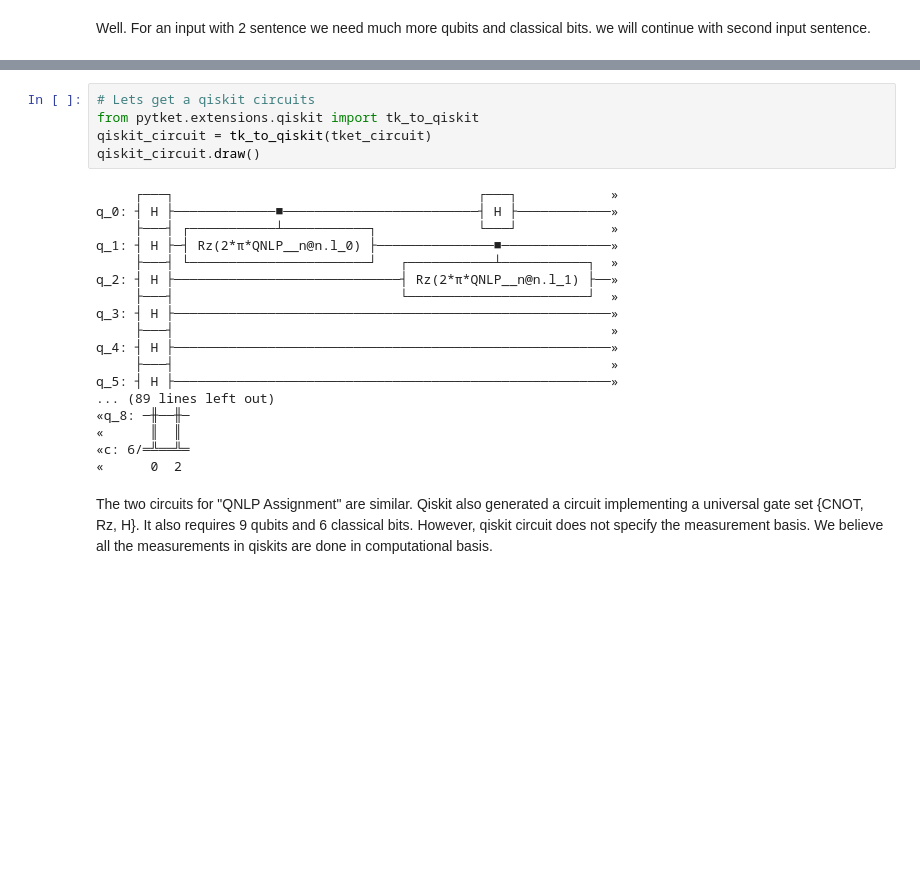
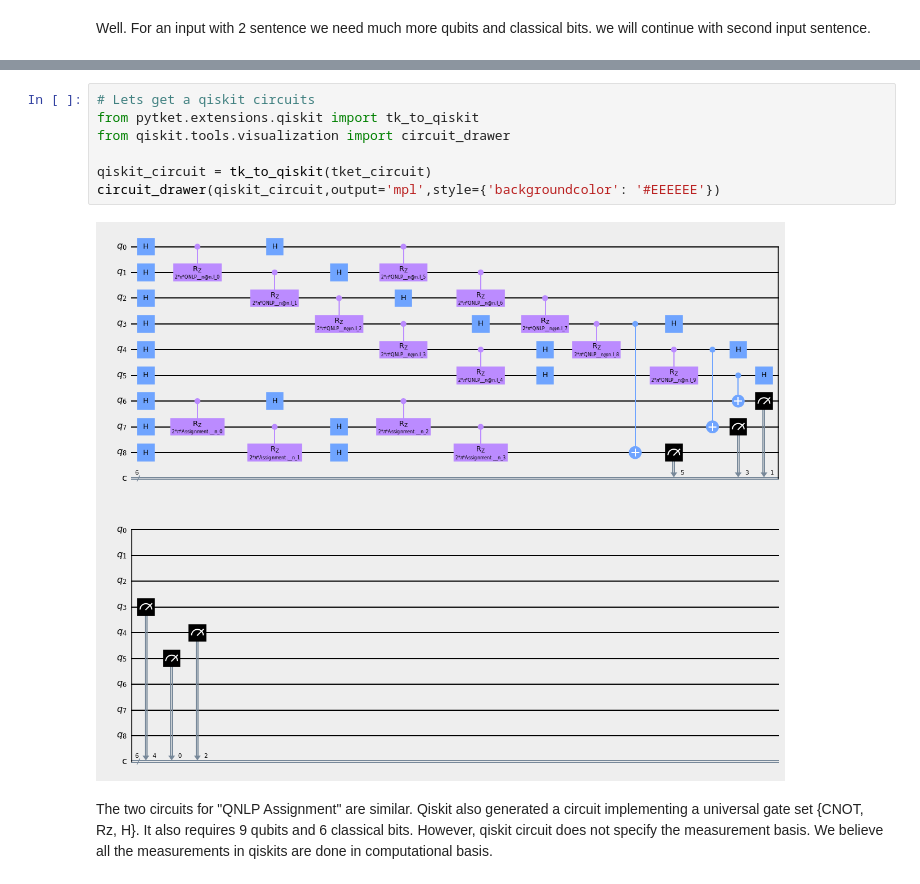
Before and after one commit to yliu9418/QNLP-1, a Jupyter notebook: PutYourWorkHere/Khanal_Sooksatra.ipynb, the cells around one changed output, grey strips where cells are left out. Saved outputs shown, nothing was run; the diff lists cells and outputs as text; blank space fills up the shorter version.

```diff
--- a/PutYourWorkHere/Khanal_Sooksatra.ipynb
+++ b/PutYourWorkHere/Khanal_Sooksatra.ipynb
@@ -93,26 +93,12 @@ we will continue with second input sentence.
 # %%
 # Lets get a qiskit circuits
 from pytket.extensions.qiskit import tk_to_qiskit
+from qiskit.tools.visualization import circuit_drawer
+
 qiskit_circuit = tk_to_qiskit(tket_circuit)
-qiskit_circuit.draw()
+circuit_drawer(qiskit_circuit,output='mpl',style={'backgroundcolor': '#EEEEEE'})
 # %% [output]
-     ┌───┐                                       ┌───┐            »
-q_0: ┤ H ├─────────────■─────────────────────────┤ H ├────────────»
-     ├───┤ ┌───────────┴───────────┐             └───┘            »
-q_1: ┤ H ├─┤ Rz(2*π*QNLP__n@n.l_0) ├───────────────■──────────────»
-     ├───┤ └───────────────────────┘   ┌───────────┴───────────┐  »
-q_2: ┤ H ├─────────────────────────────┤ Rz(2*π*QNLP__n@n.l_1) ├──»
-     ├───┤                             └───────────────────────┘  »
-q_3: ┤ H ├────────────────────────────────────────────────────────»
-     ├───┤                                                        »
-q_4: ┤ H ├────────────────────────────────────────────────────────»
-     ├───┤                                                        »
-q_5: ┤ H ├────────────────────────────────────────────────────────»
-... (89 lines left out)
-«q_8: ─╫──╫─
-«      ║  ║
-«c: 6/═╩══╩═
-«      0  2
+[figure, added]
 # %% [markdown]
 The two circuits for "QNLP Assignment" are similar. Qiskit also generated a circuit implementing a universal gate set {CNOT, Rz, H}. It also requires 9 qubits and 6 classical bits.
 However, qiskit circuit does not specify the measurement basis. We believe all the measurements in qiskits are done in computational basis.
```
Also changed, not shown: parts of 4 cells of this notebook, 3 other files.
